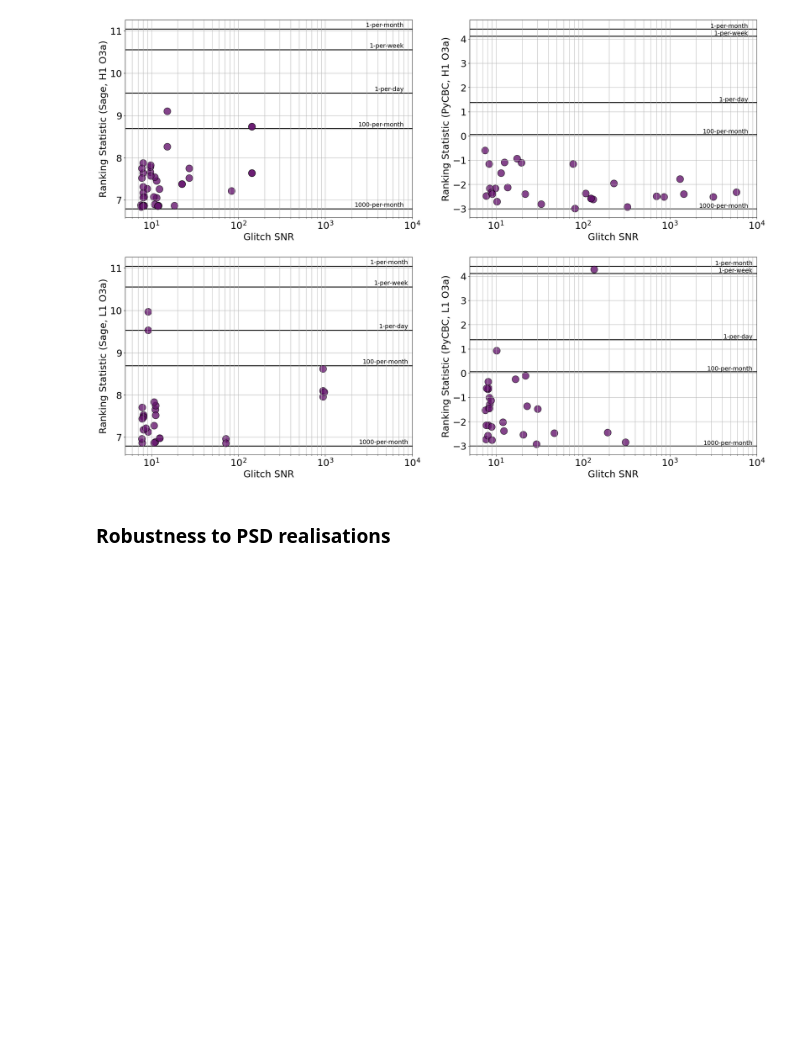
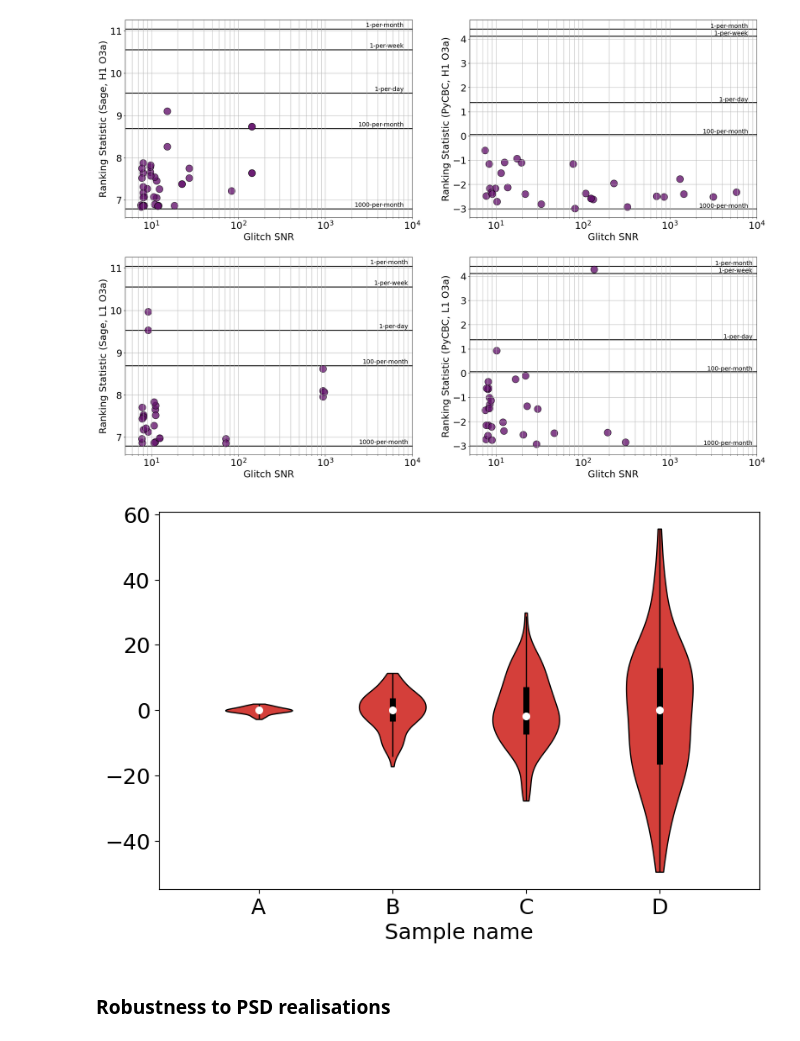
Before and after one commit to nnarenraju/sage, a Jupyter notebook: notebooks/evaluation_plots.ipynb, the cells around one changed output. Cells and saved outputs as stored; diff of their text form; code cells hidden in the pictures; blank space fills up the shorter version.

Commit message:
Added code to make a customised violin plot for glitch triggers

```diff
--- a/notebooks/evaluation_plots.ipynb
+++ b/notebooks/evaluation_plots.ipynb
@@ -1196,6 +1196,56 @@ Getting closest trigger indices for each valid injection time
 {'1-per-month': 4.4136152267456055, '1-per-week': 4.115692138671875, '1-per-day': 1.3865461349487305, '100-per-month': 0.0583043098449707, '1000-per-month': -2.999652862548828}
 Number of glitches above an FAR of 1000/month = 29
 [figure]
+# %%
+def adjacent_values(vals, q1, q3):
+    upper_adjacent_value = q3 + (q3 - q1) * 1.5
+    upper_adjacent_value = np.clip(upper_adjacent_value, q3, vals[-1])
+
+    lower_adjacent_value = q1 - (q3 - q1) * 1.5
+    lower_adjacent_value = np.clip(lower_adjacent_value, vals[0], q1)
+    return lower_adjacent_value, upper_adjacent_value
+
+
+def set_axis_style(ax, labels):
+    ax.set_xticks(np.arange(1, len(labels) + 1), labels=labels)
+    ax.set_xlim(0.25, len(labels) + 0.75)
+    ax.set_xlabel('Sample name')
+
+
+# create test data
+np.random.seed(150914)
+data = [sorted(np.random.normal(0, std, 100)) for std in [1, 5, 10, 20]]
+
+fig, ax = plt.subplots(nrows=1, ncols=1, figsize=(9, 6))
+
+parts = ax.violinplot(
+        data, showmeans=False, showmedians=False,
+        showextrema=False)
+
+for pc in parts['bodies']:
+    pc.set_facecolor('#D43F3A')
+    pc.set_edgecolor('black')
+    pc.set_alpha(1)
+
+quartile1, medians, quartile3 = np.percentile(data, [25, 50, 75], axis=1)
+whiskers = np.array([
+    adjacent_values(sorted_array, q1, q3)
+    for sorted_array, q1, q3 in zip(data, quartile1, quartile3)])
+whiskers_min, whiskers_max = whiskers[:, 0], whiskers[:, 1]
+
+inds = np.arange(1, len(medians) + 1)
+ax.scatter(inds, medians, marker='o', color='white', s=30, zorder=3)
+ax.vlines(inds, quartile1, quartile3, color='k', linestyle='-', lw=5)
+ax.vlines(inds, whiskers_min, whiskers_max, color='k', linestyle='-', lw=1)
+
+# set style for the axes
+labels = ['A', 'B', 'C', 'D']
+set_axis_style(ax, labels)
+
+plt.subplots_adjust(bottom=0.15, wspace=0.05)
+plt.show()
+# %% [output]
+[figure, added]
 # %% [markdown]
 ### Robustness to PSD realisations
 # %%
```
